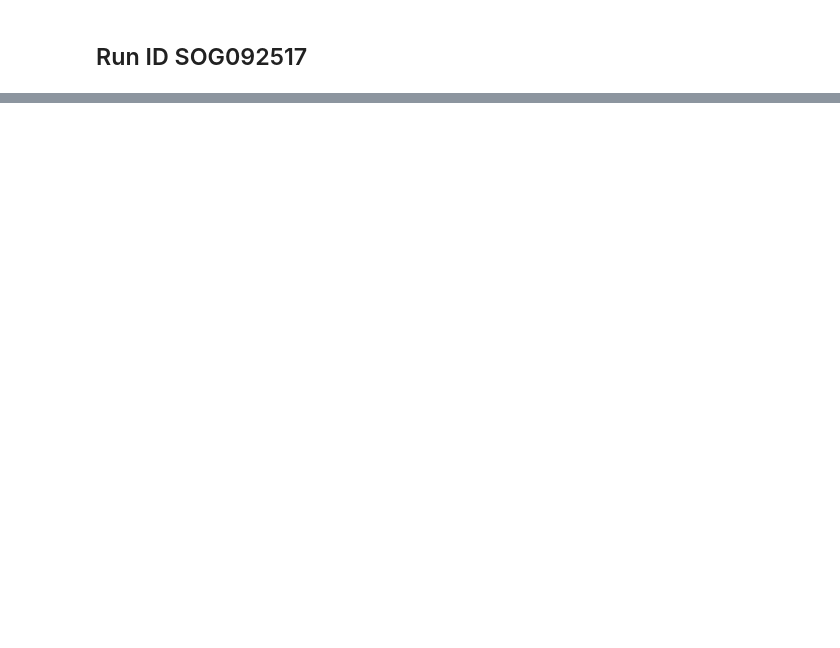
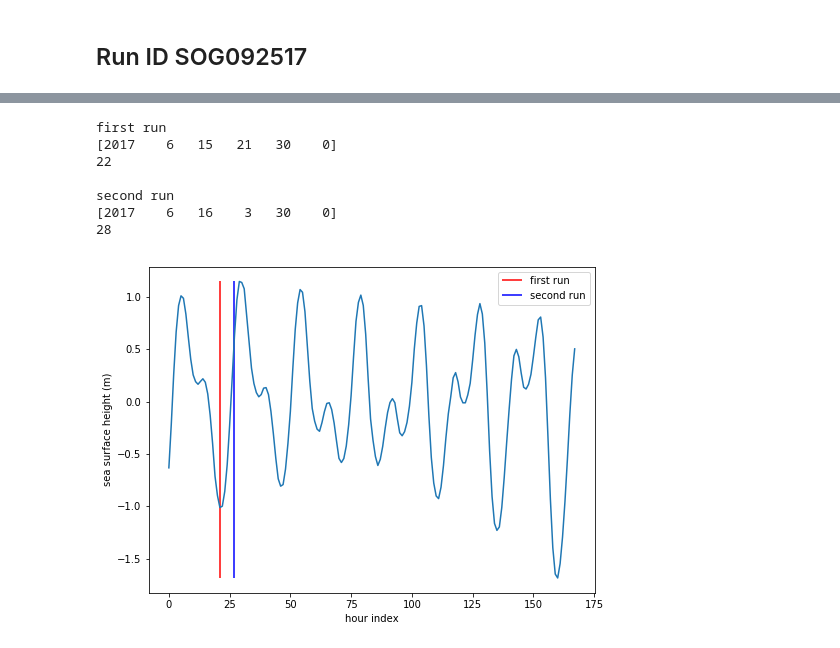
Before and after one commit to ambhudia/analysis-ashutosh, a Jupyter notebook: Untitled.ipynb, the cells around one changed output, grey strips where cells are left out. Saved outputs shown, nothing was run; the diff lists cells and outputs as text; code cells hidden in the pictures; blank space fills up the shorter version.

```diff
--- a/Untitled.ipynb
+++ b/Untitled.ipynb
@@ -91,0 +115,12 @@ second run
+# %%
+t_vars = tables.open_file('/results2/MIDOSS/forcing/SalishSeaCast/MF0/TurnPoint/TP061517_7/t.hdf5')
+produce_record(t_vars, x,y, 25)
+# %% [output]
+first run
+[2017    6   15   21   30    0]
+22
+
+second run
+[2017    6   16    3   30    0]
+28
+[figure, added]
```
Also changed, not shown: parts of 22 cells of this notebook, 2 other files.
